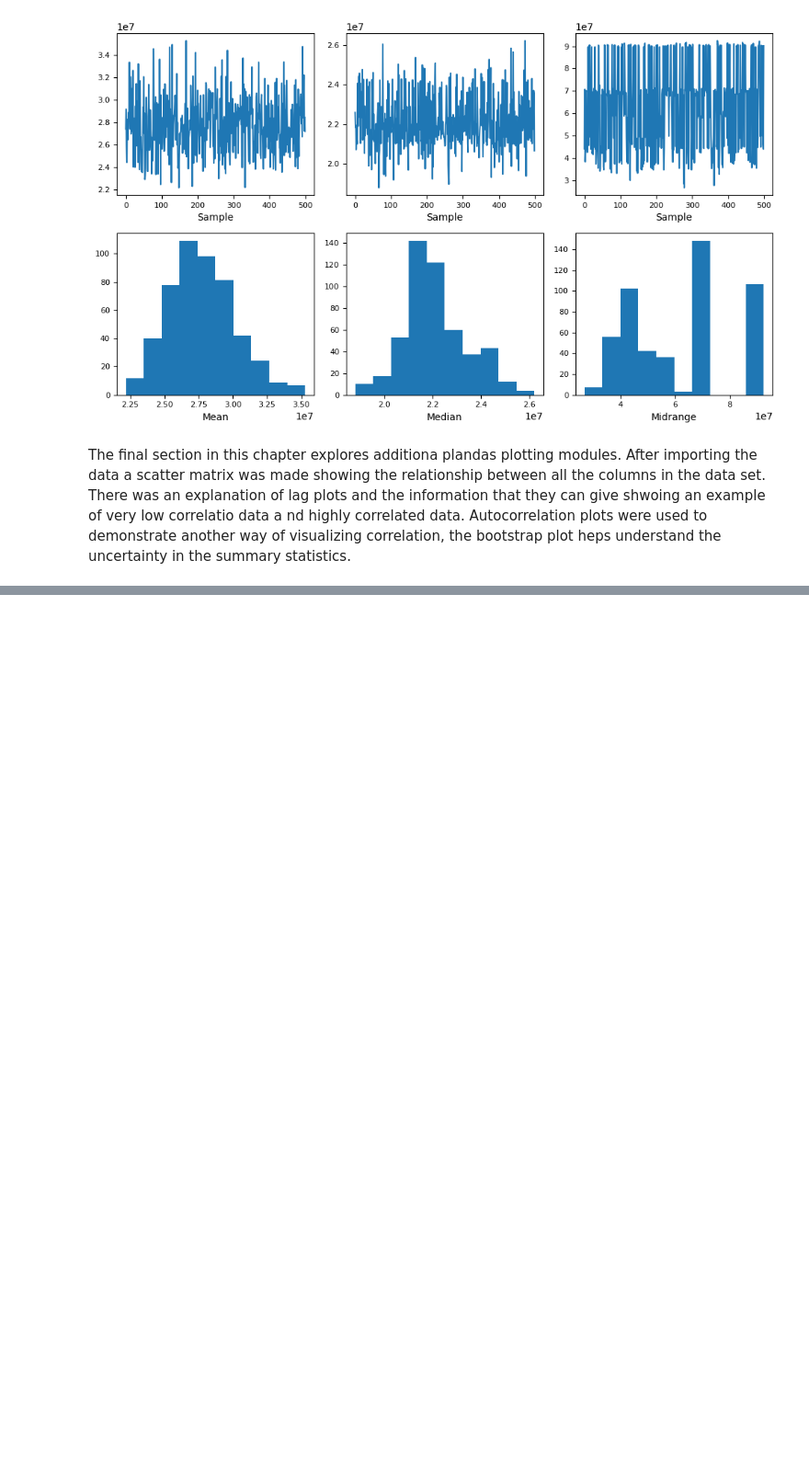
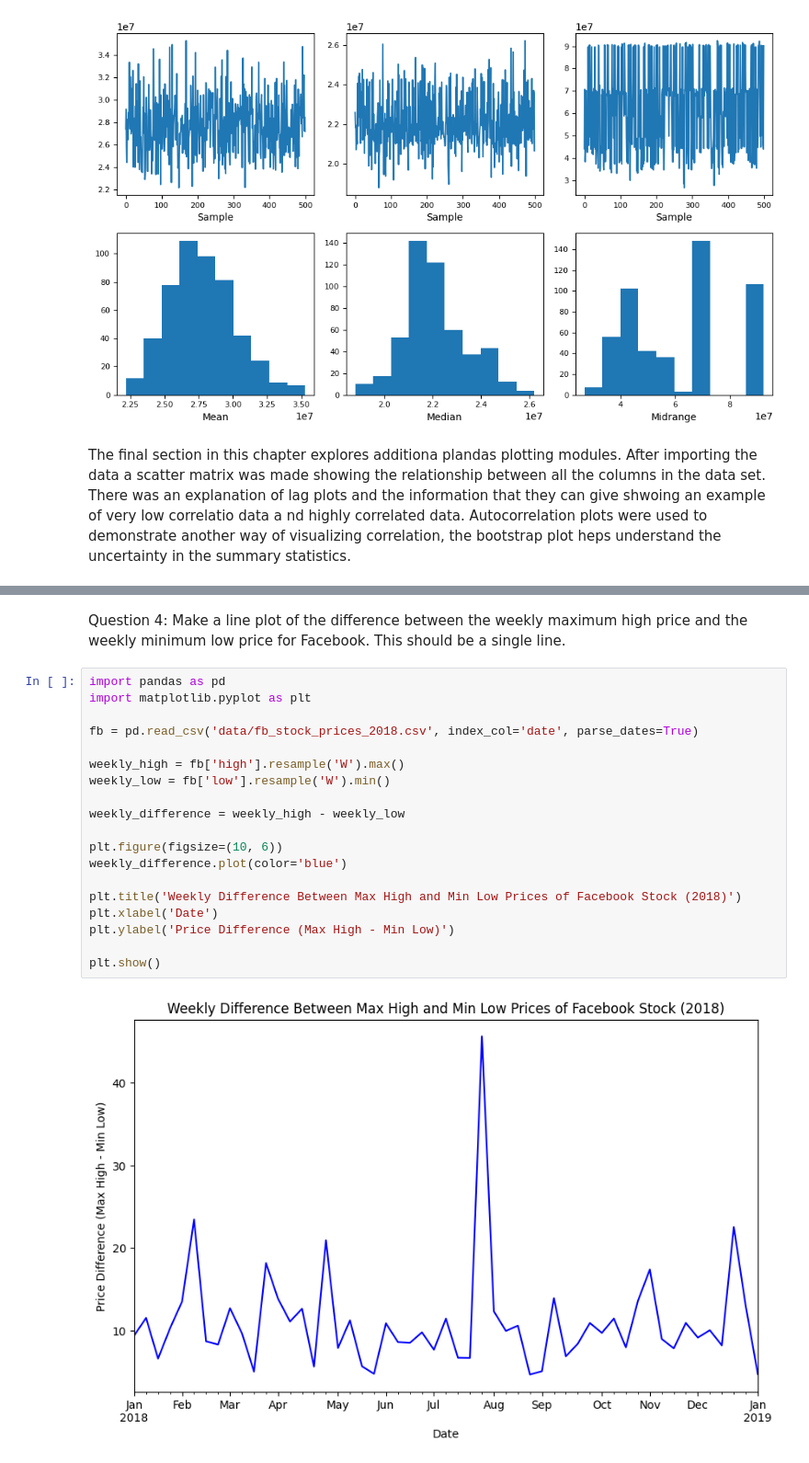
Before and after one commit to marcsegal/ITEC6720, a Jupyter notebook: ch_05/segal_assign5.ipynb, the cells around one changed output, grey strips where cells are left out. Shown at 92% size. Saved outputs shown, nothing was run; the diff lists cells and outputs as text; blank space fills up the shorter version.

```diff
--- a/ch_05/segal_assign5.ipynb
+++ b/ch_05/segal_assign5.ipynb
@@ -653,0 +726,23 @@ The final section in this chapter explores additiona plandas plotting modules. A
+# %% [markdown]
+Question 4:  Make a line plot of the difference between the weekly maximum high price and the weekly minimum low price for Facebook. This should be a single line.
+# %%
+import pandas as pd
+import matplotlib.pyplot as plt
+
+fb = pd.read_csv('data/fb_stock_prices_2018.csv', index_col='date', parse_dates=True)
+
+weekly_high = fb['high'].resample('W').max()
+weekly_low = fb['low'].resample('W').min()
+
+weekly_difference = weekly_high - weekly_low
+
+plt.figure(figsize=(10, 6))
+weekly_difference.plot(color='blue')
+
+plt.title('Weekly Difference Between Max High and Min Low Prices of Facebook Stock (2018)')
+plt.xlabel('Date')
+plt.ylabel('Price Difference (Max High - Min Low)')
+
+plt.show()
+# %% [output]
+[figure, added]
```
Also changed, not shown: parts of 10 cells of this notebook, 1 other file.
